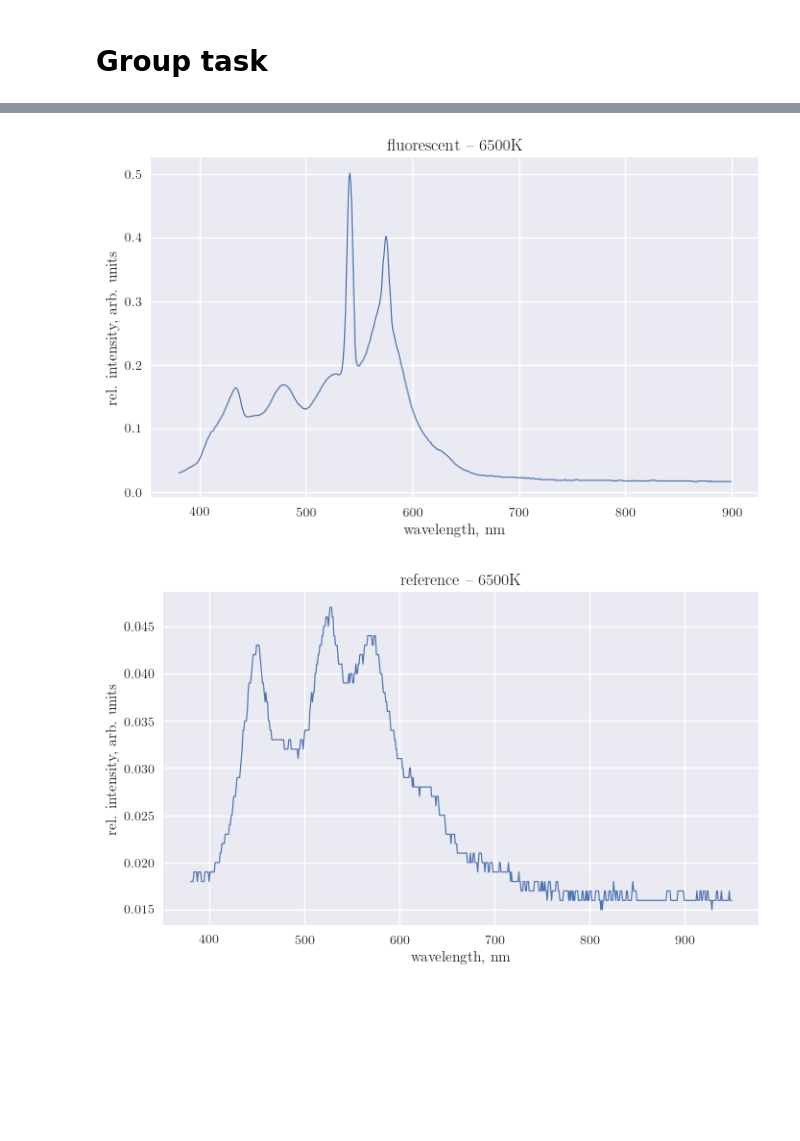
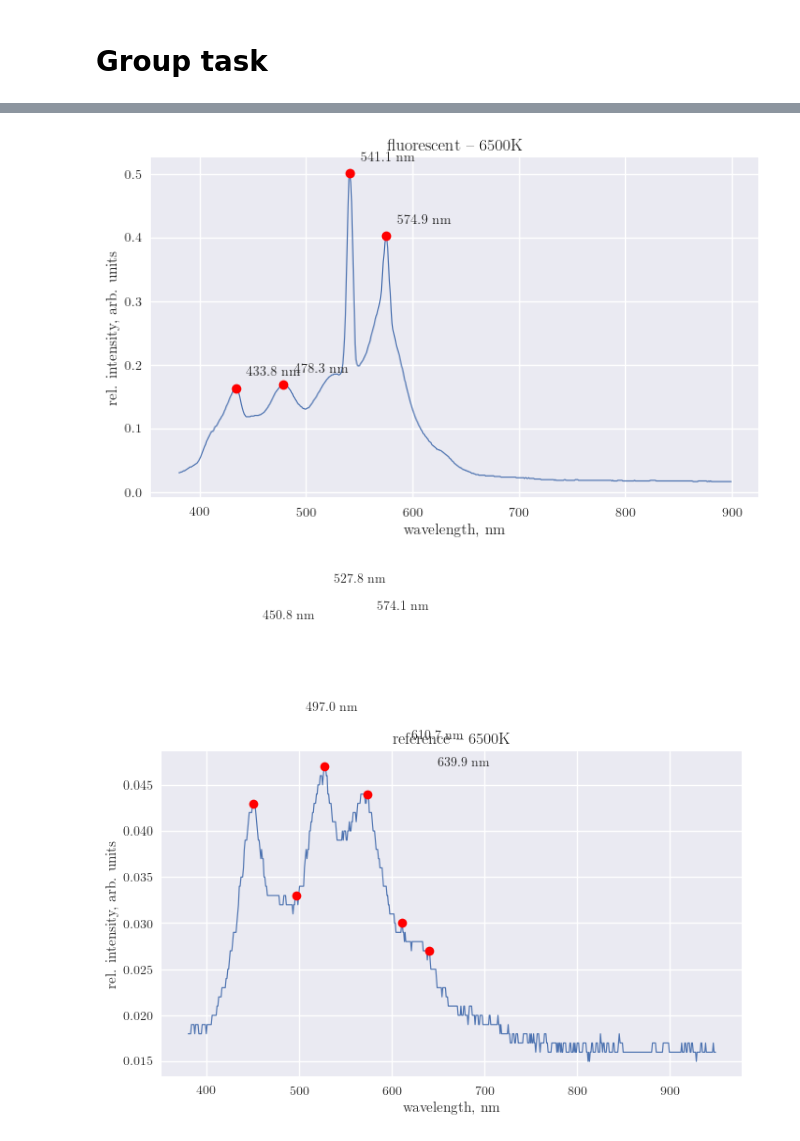
Before and after one commit to kvdomingo/AP187, a Jupyter notebook: Activity 2/187-2.ipynb, the cells around one changed output, grey strips where cells are left out. Cells and saved outputs as stored; diff of their text form; code cells hidden in the pictures; blank space fills up the shorter version.

Commit message:
added peaks to Act 2 plots

```diff
--- a/Activity 2/187-2.ipynb
+++ b/Activity 2/187-2.ipynb
@@ -56,7 +57,12 @@ for f in filenames:
         plottitle = title
         if title in ['reference', 'fluorescent']:
             plottitle = plottitle + r' -- 6500K'
+        peaks = peak.indexes(np.array(intensity), thres=0.2, min_dist=30)
         mp.plot(wavelength, intensity, lw=0.85)
+        mp.plot(wavelength[peaks], intensity[peaks], 'ro')
+        for i,p in enumerate(peaks):
+            mp.text(wavelength[p]+10, intensity[p]+0.02,
+                    '{} nm'.format(str(wavelength[p])))
         mp.title(plottitle)
         mp.xlabel('wavelength, nm')
         mp.ylabel('rel. intensity, arb. units')
@@ -69,2 +75,2 @@ for f in filenames:
-[figure, old version]
+[figure, new version]
-[figure, old version]
+[figure, new version]
```
Also changed, not shown: parts of 2 cells of this notebook, 15 other files.
